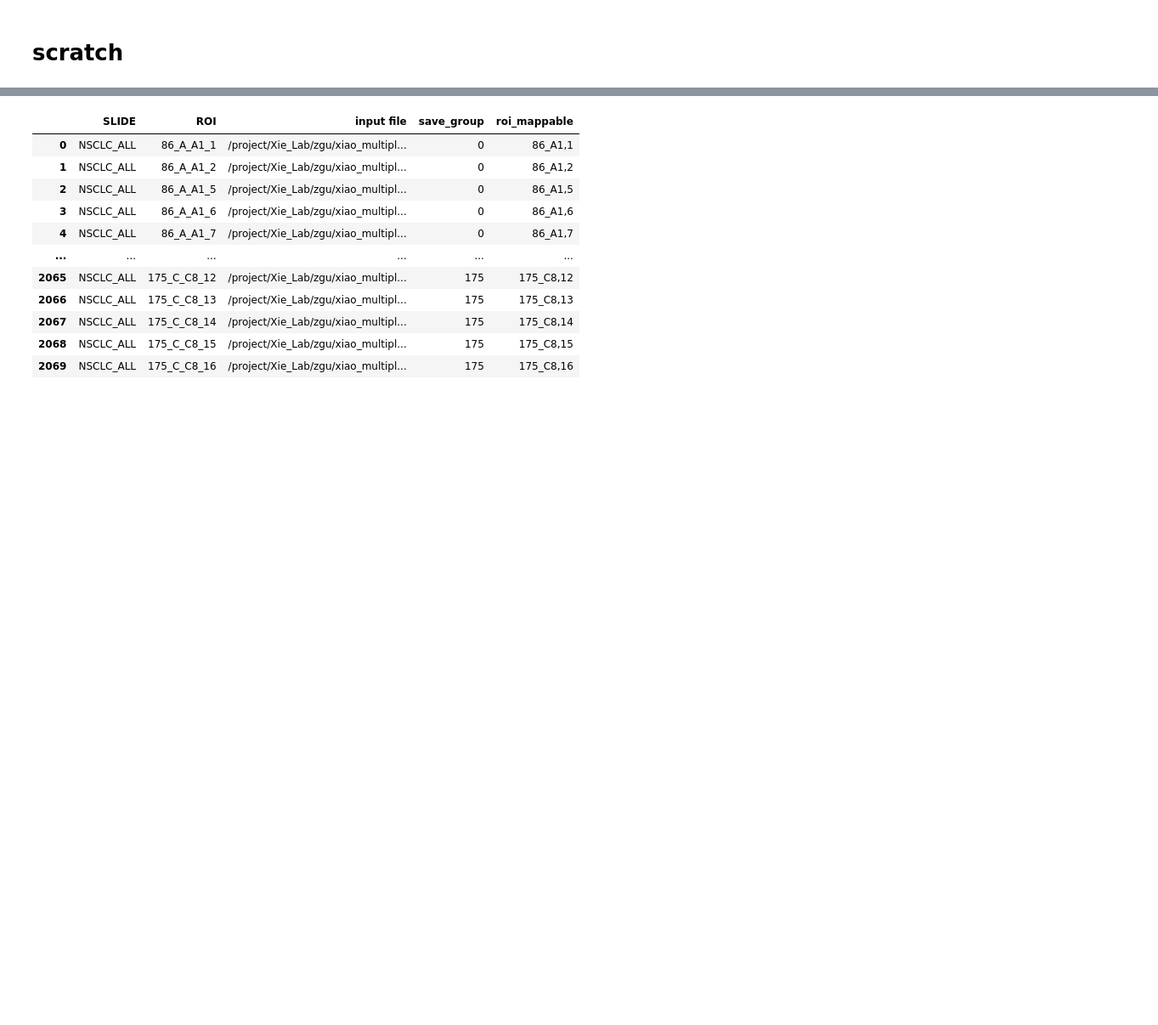
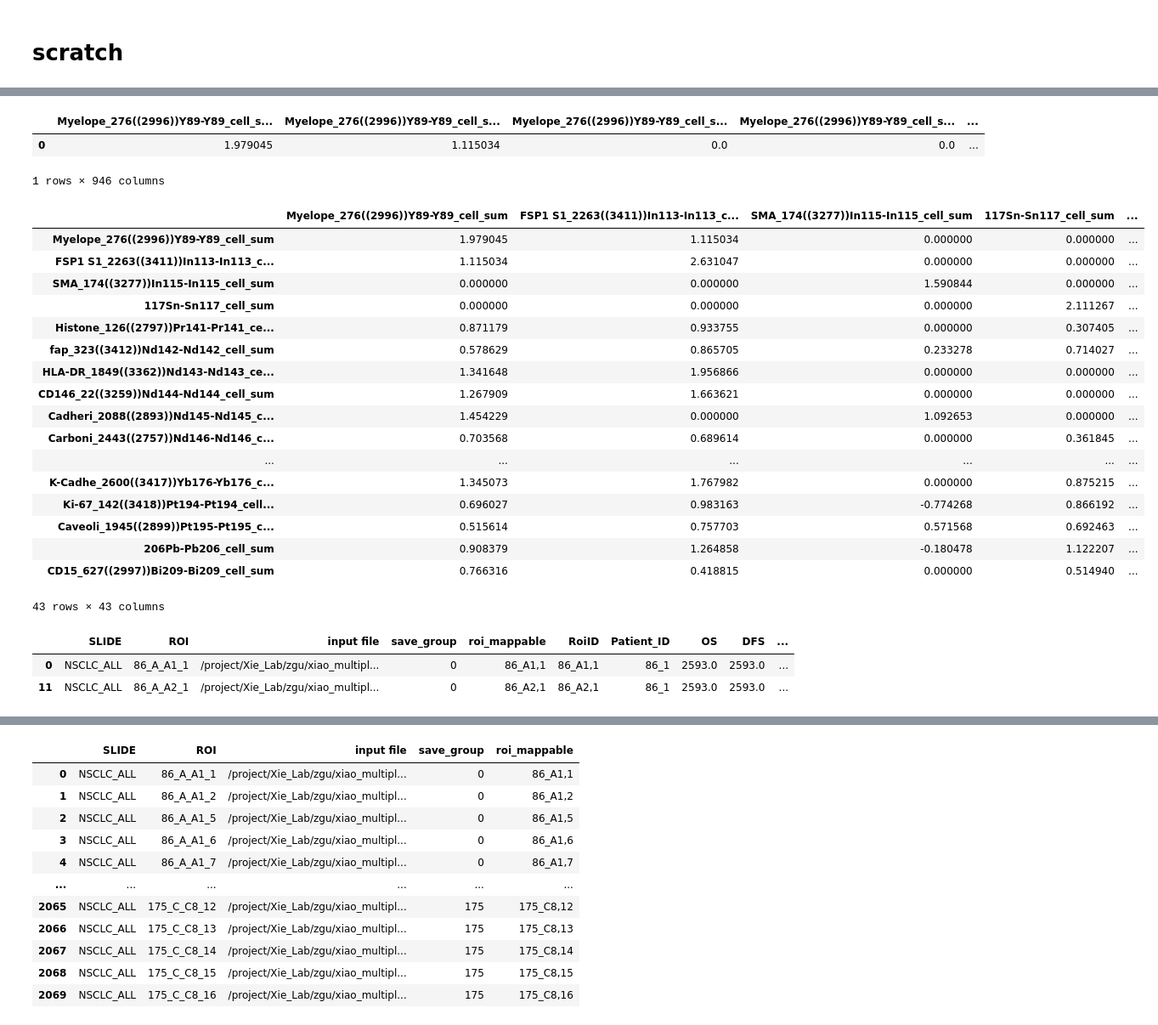
Before and after one commit to QBRC/multiTAP, a Jupyter notebook: notebooks/survival-analysis.ipynb, the cells around one changed output, grey strips where cells are left out. Shown: that part at 85% size. Saved outputs shown, nothing was run; the diff lists cells and outputs as text; code cells hidden in the pictures; blank space fills up the shorter version.

```diff
--- a/notebooks/survival-analysis.ipynb
+++ b/notebooks/survival-analysis.ipynb
@@ -359,5 +343,0 @@ flat_df
-# %%
-batch_pt_slides_path = '/project/Xie_Lab/zgu/xiao_multiplex/nsclc_multiTAP_work/nsclc_save_group0/nsclc_save_group0.pkl'
-cytof_cohort_whole_slide = pkl.load(open(batch_pt_slides_path, 'rb'))
-roi_list = list(cytof_cohort_whole_slide.cytof_images.keys())
-roi_list = roi_list[:2]
@@ -364,3 +399,43 @@ roi_list = roi_list[:2]
+# %%
+column_names
+
+edge_perc_remapped = pd.DataFrame(edge_percentage_norm, index=column_names, columns=column_names)
+
+
+flat_edge_perc_remapped = flatten_coexpression_matrix(edge_perc_remapped)
+flat_edge_perc_remapped
+# %% [output]
+|  | Myelope_276((2996))Y89-Y89_cell_s... | Myelope_276((2996))Y89-Y89_cell_s... | Myelope_276((2996))Y89-Y89_cell_s... | Myelope_276((2996))Y89-Y89_cell_s... | ... |
+| 0 | 1.979045 | 1.115034 | 0.0 | 0.0 | ... |
+1 rows × 946 columns
+# %%
+pt_id
+edge_perc_remapped
+# %% [output]
+|  | Myelope_276((2996))Y89-Y89_cell_sum | FSP1 S1_2263((3411))In113-In113_c... | SMA_174((3277))In115-In115_cell_sum | 117Sn-Sn117_cell_sum | ... |
+| Myelope_276((2996))Y89-Y89_cell_sum | 1.979045 | 1.115034 | 0.000000 | 0.000000 | ... |
+| FSP1 S1_2263((3411))In113-In113_c... | 1.115034 | 2.631047 | 0.000000 | 0.000000 | ... |
+| SMA_174((3277))In115-In115_cell_sum | 0.000000 | 0.000000 | 1.590844 | 0.000000 | ... |
+| 117Sn-Sn117_cell_sum | 0.000000 | 0.000000 | 0.000000 | 2.111267 | ... |
+| Histone_126((2797))Pr141-Pr141_ce... | 0.871179 | 0.933755 | 0.000000 | 0.307405 | ... |
+| fap_323((3412))Nd142-Nd142_cell_sum | 0.578629 | 0.865705 | 0.233278 | 0.714027 | ... |
+| HLA-DR_1849((3362))Nd143-Nd143_ce... | 1.341648 | 1.956866 | 0.000000 | 0.000000 | ... |
+| CD146_22((3259))Nd144-Nd144_cell_sum | 1.267909 | 1.663621 | 0.000000 | 0.000000 | ... |
+| Cadheri_2088((2893))Nd145-Nd145_c... | 1.454229 | 0.000000 | 1.092653 | 0.000000 | ... |
+| Carboni_2443((2757))Nd146-Nd146_c... | 0.703568 | 0.689614 | 0.000000 | 0.361845 | ... |
+| ... | ... | ... | ... | ... | ... |
+| K-Cadhe_2600((3417))Yb176-Yb176_c... | 1.345073 | 1.767982 | 0.000000 | 0.875215 | ... |
+| Ki-67_142((3418))Pt194-Pt194_cell... | 0.696027 | 0.983163 | -0.774268 | 0.866192 | ... |
+| Caveoli_1945((2899))Pt195-Pt195_c... | 0.515614 | 0.757703 | 0.571568 | 0.692463 | ... |
+| 206Pb-Pb206_cell_sum | 0.908379 | 1.264858 | -0.180478 | 1.122207 | ... |
+| CD15_627((2997))Bi209-Bi209_cell_sum | 0.766316 | 0.418815 | 0.000000 | 0.514940 | ... |
+43 rows × 43 columns
+# %%
+df_to_load
+# %% [output]
+|  | SLIDE | ROI | input file | save_group | roi_mappable | RoiID | Patient_ID | OS | DFS | ... |
+| 0 | NSCLC_ALL | 86_A_A1_1 | /project/Xie_Lab/zgu/xiao_multipl... | 0 | 86_A1,1 | 86_A1,1 | 86_1 | 2593.0 | 2593.0 | ... |
+| 11 | NSCLC_ALL | 86_A_A2_1 | /project/Xie_Lab/zgu/xiao_multipl... | 0 | 86_A2,1 | 86_A2,1 | 86_1 | 2593.0 | 2593.0 | ... |
 # %%
 # add the clinical data
 pt_clinical_data = pd.read_csv('/project/Xie_Lab/zgu/xiao_multiplex/nsclc_multiTAP_work/clinical_data_ROI.csv')
```
Also changed, not shown: parts of 9 cells of this notebook, 2 other files.
